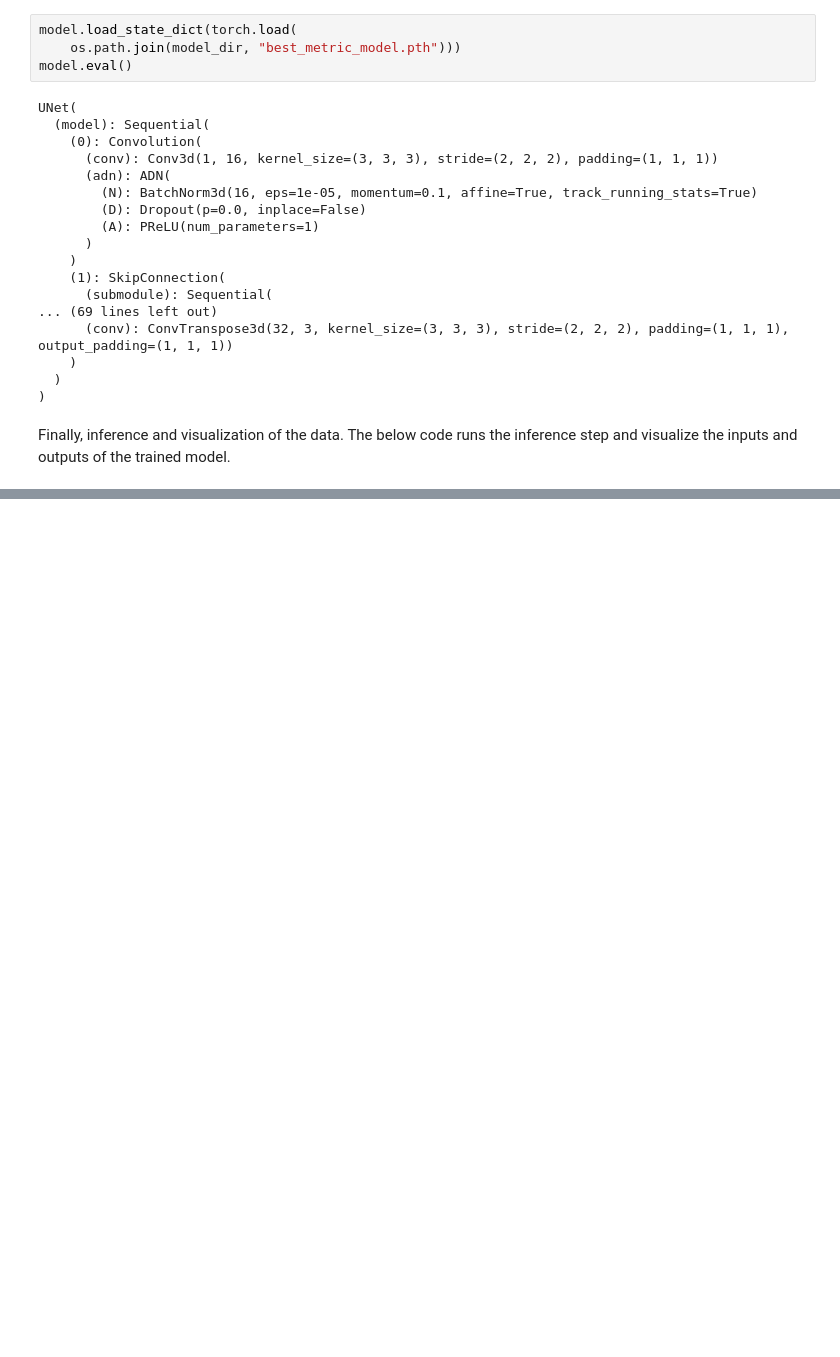
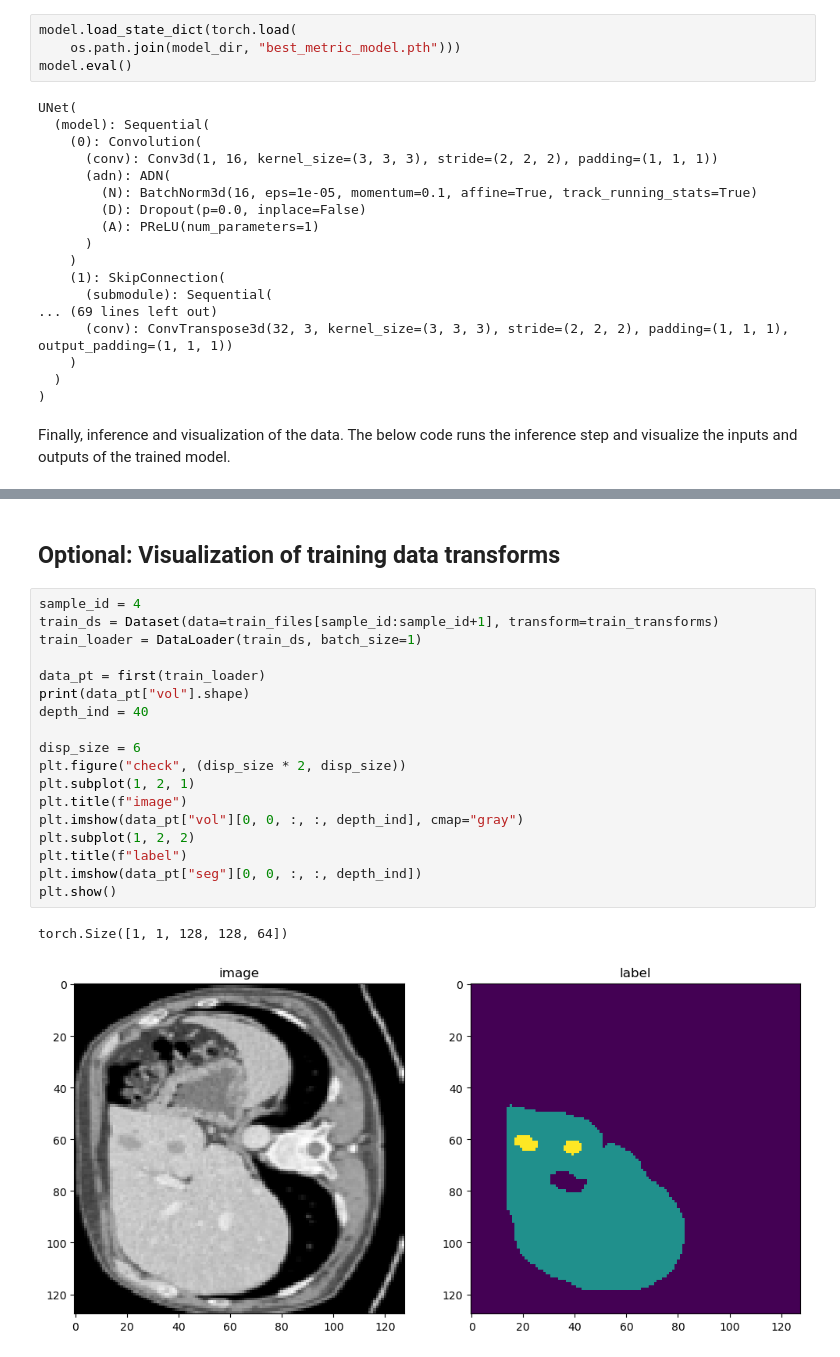
Before and after one commit to mushroonhead/eecs545_medImageSeg, a Jupyter notebook: test_one_hot.ipynb, the cells around one changed output, grey strips where cells are left out. Drawn from its saved outputs; the diff is of its cells as text; blank space fills up the shorter version.

```diff
--- a/test_one_hot.ipynb
+++ b/test_one_hot.ipynb
@@ -257,0 +376,23 @@ torch.Size([1, 1, 128, 128, 477]) torch.Size([1, 1, 128, 128, 477])
+# %% [markdown]
+## Optional: Visualization of training data transforms
+# %%
+sample_id = 4
+train_ds = Dataset(data=train_files[sample_id:sample_id+1], transform=train_transforms)
+train_loader = DataLoader(train_ds, batch_size=1)
+
+data_pt = first(train_loader)
+print(data_pt["vol"].shape)
+depth_ind = 40
+
+disp_size = 6
+plt.figure("check", (disp_size * 2, disp_size))
+plt.subplot(1, 2, 1)
+plt.title(f"image")
+plt.imshow(data_pt["vol"][0, 0, :, :, depth_ind], cmap="gray")
+plt.subplot(1, 2, 2)
+plt.title(f"label")
+plt.imshow(data_pt["seg"][0, 0, :, :, depth_ind])
+plt.show()
+# %% [output]
+torch.Size([1, 1, 128, 128, 64])
+[figure, added]
```
Also changed, not shown: parts of 13 cells of this notebook, 3 other files.
